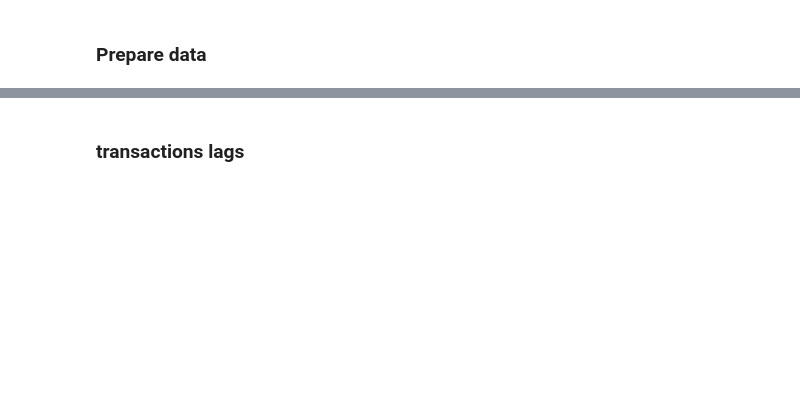
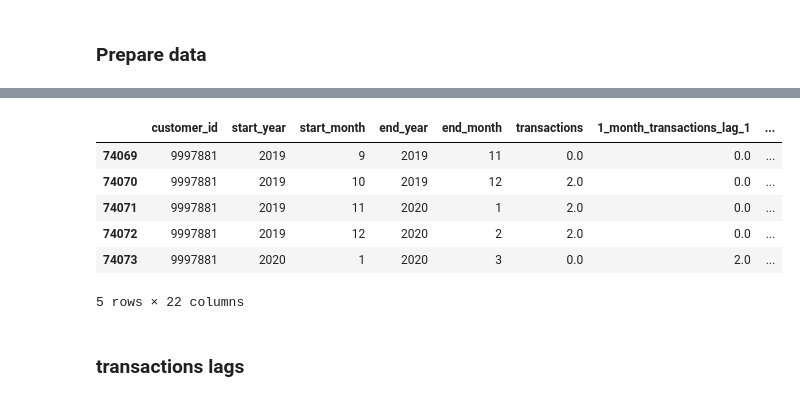
Before and after one commit to rkhquod/Quod_THA, a Jupyter notebook: train.ipynb, the cells around one changed output, grey strips where cells are left out. Cells and saved outputs as stored; diff of their text form; code cells hidden in the pictures; blank space fills up the shorter version.

```diff
--- a/train.ipynb
+++ b/train.ipynb
@@ -90,3 +108,13 @@ for lag in range(3, 31, 3):
+# %%
+targets_df.tail(5)
+# %% [output]
+|  | customer_id | start_year | start_month | end_year | end_month | transactions | 1_month_transactions_lag_1 | ... |
+| 74069 | 9997881 | 2019 | 9 | 2019 | 11 | 0.0 | 0.0 | ... |
+| 74070 | 9997881 | 2019 | 10 | 2019 | 12 | 2.0 | 0.0 | ... |
+| 74071 | 9997881 | 2019 | 11 | 2020 | 1 | 2.0 | 0.0 | ... |
+| 74072 | 9997881 | 2019 | 12 | 2020 | 2 | 2.0 | 0.0 | ... |
+| 74073 | 9997881 | 2020 | 1 | 2020 | 3 | 0.0 | 2.0 | ... |
+5 rows × 22 columns
 # %% [markdown]
 ### transactions lags
 # %%
```
Also changed, not shown: parts of 43 cells of this notebook.
